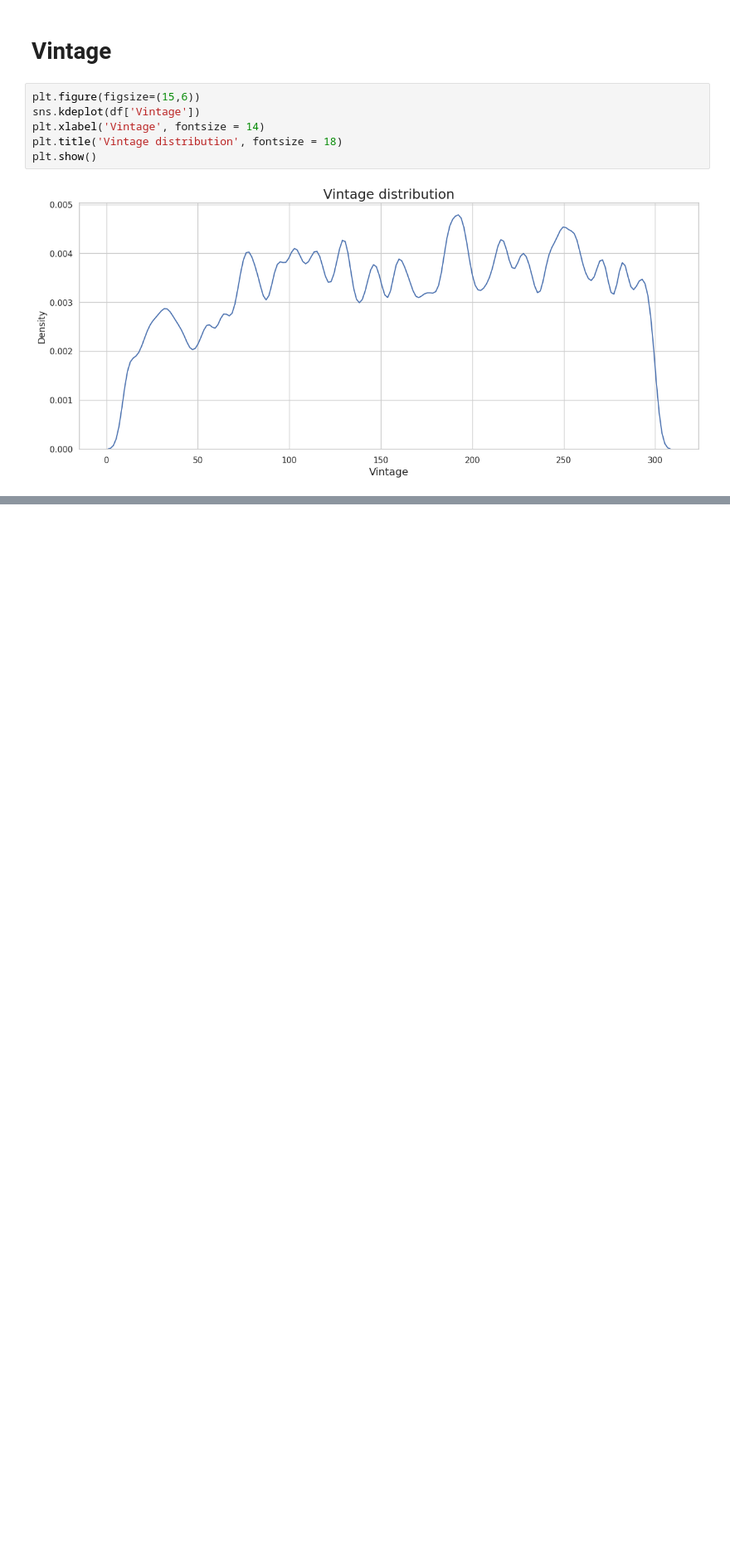
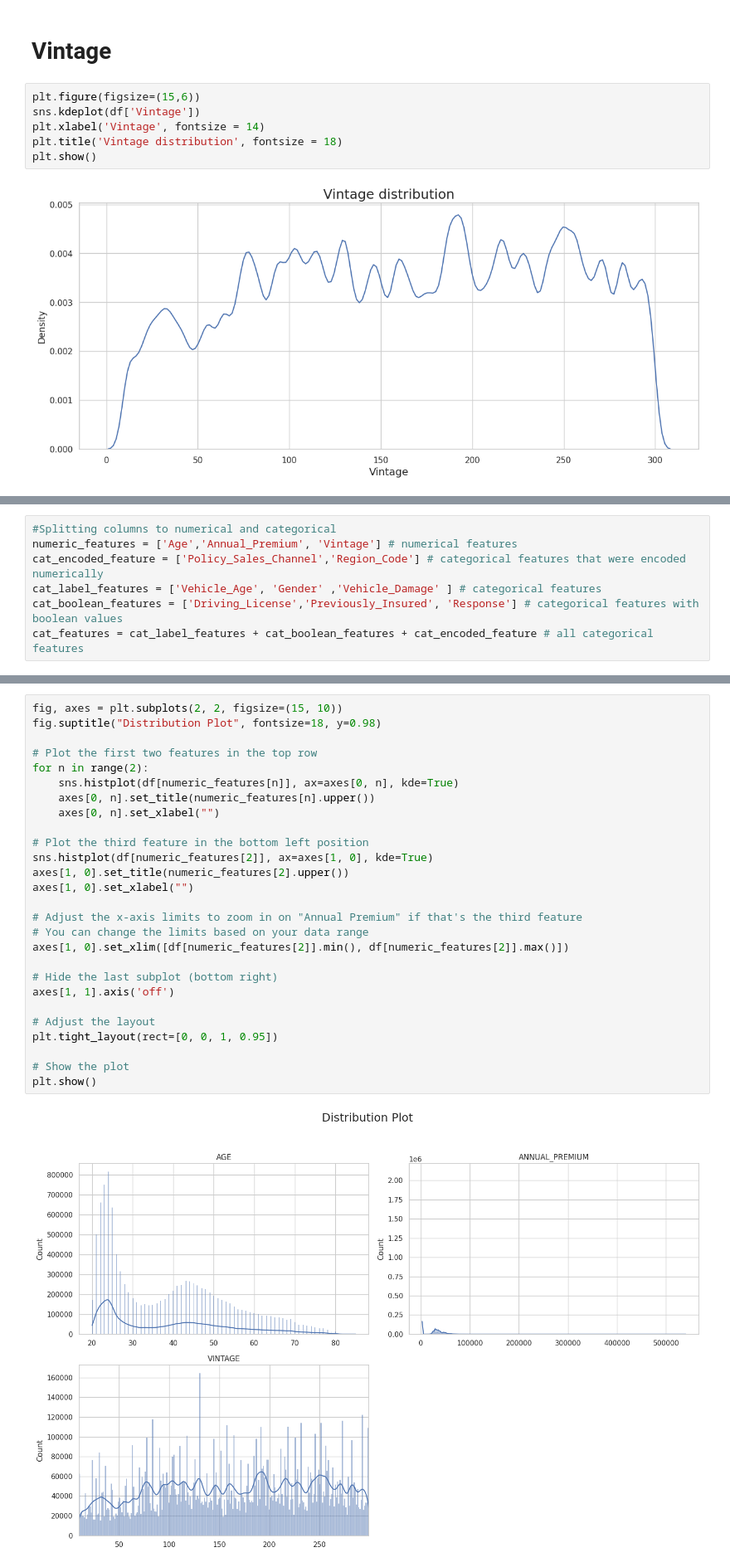
Before and after one commit to Rashimanish/-Insurance-Cross-Selling, a Jupyter notebook: Overview & EDA/IC_DATASET_OVERVIEW.ipynb, the cells around one changed output, grey strips where cells are left out. Shown at 83% size. Cells and saved outputs as stored; diff of their text form; blank space fills up the shorter version.

```diff
--- a/Overview & EDA/IC_DATASET_OVERVIEW.ipynb
+++ b/Overview & EDA/IC_DATASET_OVERVIEW.ipynb
@@ -373,0 +472,7 @@ plt.show()
+# %%
+#Splitting columns to numerical and categorical
+numeric_features = ['Age','Annual_Premium', 'Vintage'] # numerical features
+cat_encoded_feature = ['Policy_Sales_Channel','Region_Code'] # categorical features that were encoded numerically
+cat_label_features = ['Vehicle_Age', 'Gender' ,'Vehicle_Damage' ] # categorical features
+cat_boolean_features = ['Driving_License','Previously_Insured', 'Response'] # categorical features with boolean values
+cat_features = cat_label_features + cat_boolean_features + cat_encoded_feature # all categorical features
@@ -373,0 +483,29 @@ plt.show()
+# %%
+fig, axes = plt.subplots(2, 2, figsize=(15, 10))
+fig.suptitle("Distribution Plot", fontsize=18, y=0.98)
+
+# Plot the first two features in the top row
+for n in range(2):
+    sns.histplot(df[numeric_features[n]], ax=axes[0, n], kde=True)
+    axes[0, n].set_title(numeric_features[n].upper())
+    axes[0, n].set_xlabel("")
+
+# Plot the third feature in the bottom left position
+sns.histplot(df[numeric_features[2]], ax=axes[1, 0], kde=True)
+axes[1, 0].set_title(numeric_features[2].upper())
+axes[1, 0].set_xlabel("")
+
+# Adjust the x-axis limits to zoom in on "Annual Premium" if that's the third feature
+# You can change the limits based on your data range
+axes[1, 0].set_xlim([df[numeric_features[2]].min(), df[numeric_features[2]].max()])
+
+# Hide the last subplot (bottom right)
+axes[1, 1].axis('off')
+
+# Adjust the layout
+plt.tight_layout(rect=[0, 0, 1, 0.95])
+
+# Show the plot
+plt.show()
+# %% [output]
+[figure, added]
```
Also changed, not shown: parts of 57 cells of this notebook.
